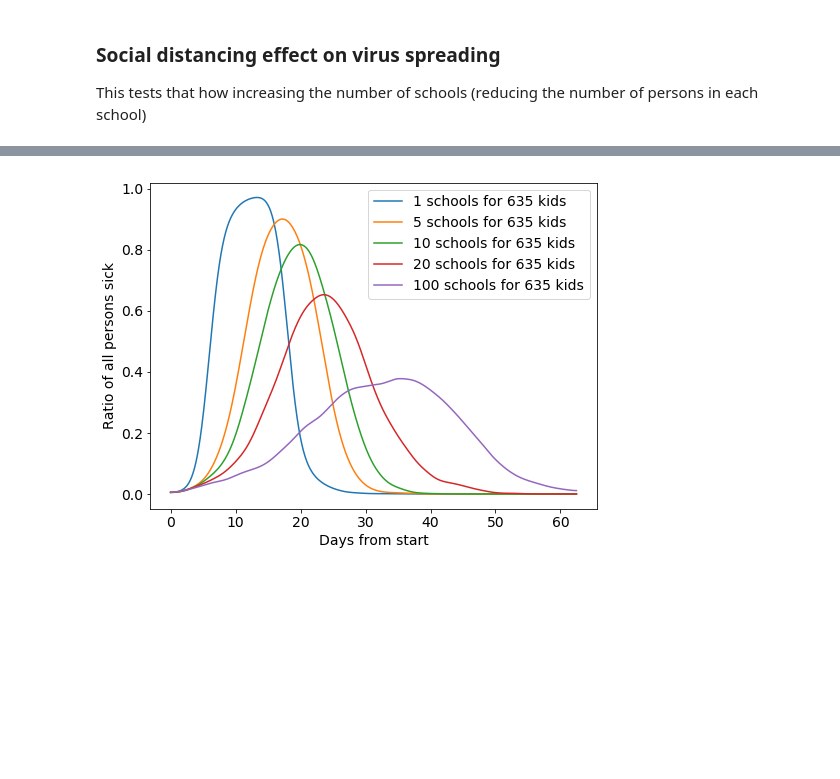
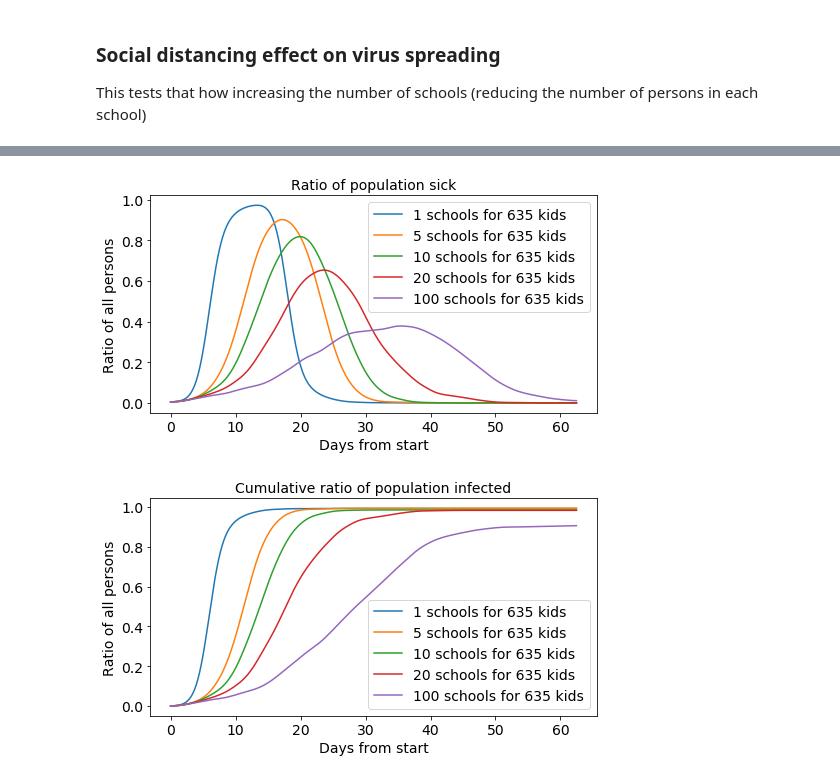
Before and after one commit to Kursula/virus_spreading_simulator, a Jupyter notebook: Virus_sim.ipynb, the cells around one changed output, grey strips where cells are left out. Cells and saved outputs as stored; diff of their text form; code cells hidden in the pictures; blank space fills up the shorter version.

```diff
--- a/Virus_sim.ipynb
+++ b/Virus_sim.ipynb
@@ -243,8 +244,11 @@ for param in [0, 0.30, 0.6, 0.90]:
     print('Sim round took {:0.1f} s'.format(t1 - t0))
     results[param] = {}
     results[param]['x'] = timestamps
-    results[param]['y'] = sick_ratio
+    results[param]['sick_ratio'] = sick_ratio
+    cumul_infs = cumul_inf_ratio(persons=persons, timestamps=timestamps)
+    results[param]['cumul_new_inf'] = cumul_infs
     results[param]['label'] = '{:0.0f}% at home when sick'.format(param * 100)
 
-plot_results(results)
+plot_sick_ratio(results)
+plot_cumul_inf_ratio(results)
 # %% [output]
@@ -270,8 +275,11 @@ for param in [0, 0.30, 0.7, 0.90]:
     print('Sim round took {:0.1f} s'.format(t1 - t0))
     results[param] = {}
     results[param]['x'] = timestamps
-    results[param]['y'] = sick_ratio
+    results[param]['sick_ratio'] = sick_ratio
+    cumul_infs = cumul_inf_ratio(persons=persons, timestamps=timestamps)
+    results[param]['cumul_new_inf'] = cumul_infs
     results[param]['label'] = '{:0.0f}% vaccinated'.format(param * 100)
 
-plot_results(results)
+plot_sick_ratio(results)
+plot_cumul_inf_ratio(results)
 # %% [output]
@@ -302,8 +311,11 @@ for param in [1, 5, 10, 20, 100]:
     print('Sim round took {:0.1f} s'.format(t1 - t0))
     results[param] = {}
     results[param]['x'] = timestamps
-    results[param]['y'] = sick_ratio
+    results[param]['sick_ratio'] = sick_ratio
+    cumul_infs = cumul_inf_ratio(persons=persons, timestamps=timestamps)
+    results[param]['cumul_new_inf'] = cumul_infs
     results[param]['label'] = '{} schools for {} kids'.format(param, n_kid)
 
-plot_results(results)
+plot_sick_ratio(results)
+plot_cumul_inf_ratio(results)
 # %% [output]
@@ -315 +327,2 @@ Sim round took 7.9 s
-[figure, old version]
+[figure, new version]
+[figure, added]
```
Also changed, not shown: parts of 4 cells of this notebook, 5 other files.
